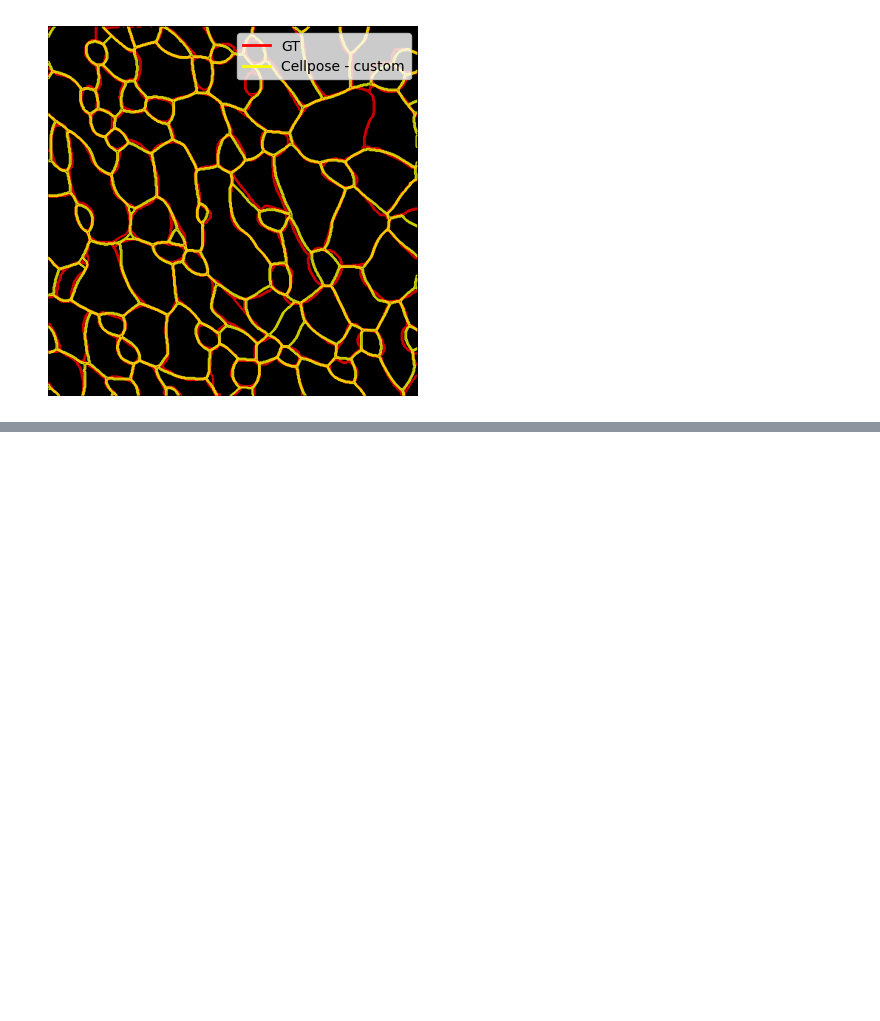
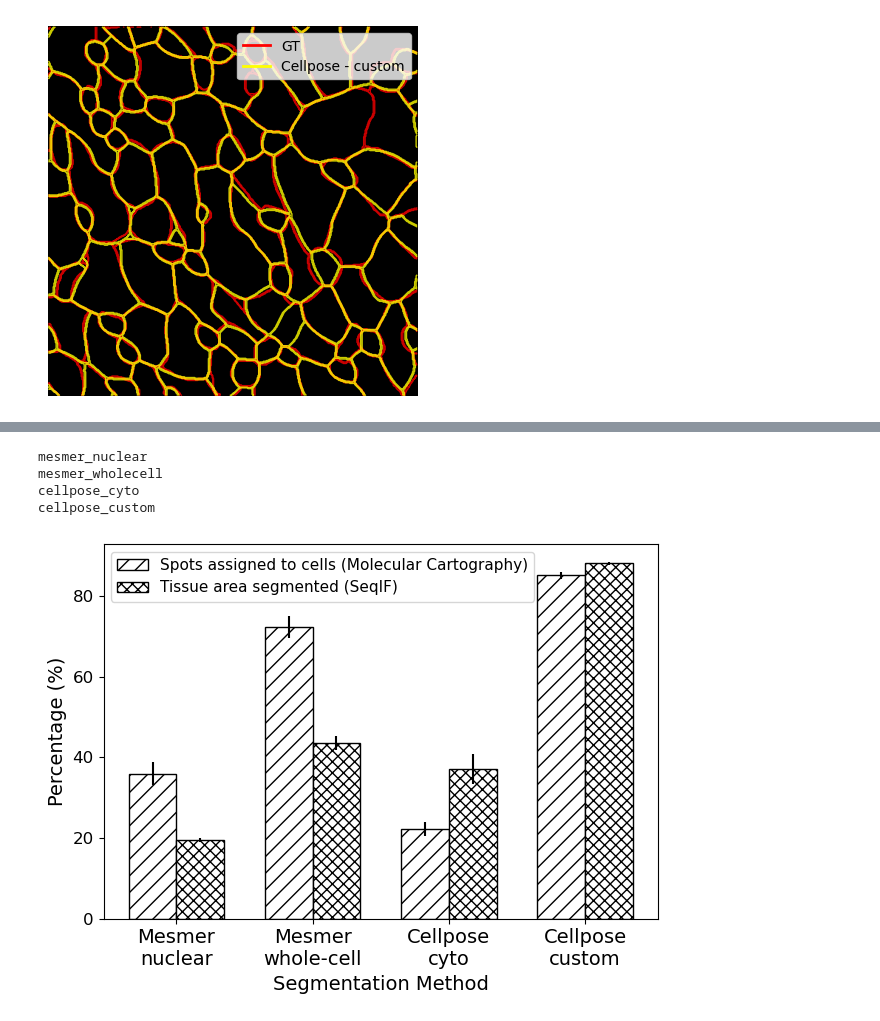
Before and after one commit to FloWuenne/mi_spatialomics, a Jupyter notebook: analysis/seqIF_python/seqIF.Supplementary_Figure6_segmentation_evaluation.ipynb, the cells around one changed output, grey strips where cells are left out. Drawn from its saved outputs; the diff is of its cells as text; code cells hidden in the pictures; blank space fills up the shorter version.

Commit message:
segmentation coverage

```diff
--- a/analysis/seqIF_python/seqIF.Supplementary_Figure6_segmentation_evaluation.ipynb
+++ b/analysis/seqIF_python/seqIF.Supplementary_Figure6_segmentation_evaluation.ipynb
@@ -1128,0 +1257,78 @@ plt.show()
+# %%
+# plot segmentation coverage acros all samples
+import matplotlib.pyplot as plt
+import seaborn as sns
+import pandas as pd
+
+segmentation_methods = ['mesmer_nuclear', 'mesmer_wholecell', 'cellpose_cyto', 'cellpose_custom']
+df = pd.read_csv(f'/Users/kbestak/Documents/kbestak/phd/heart_manuscript_revision/segmentation_evaluation/Molkart_QC_output/{segmentation_methods[0]}_final_QC.all_samples.csv')
+spot_assign_coverage = pd.DataFrame(columns=df.columns)
+for segmentation in segmentation_methods:
+    df = pd.read_csv(f'/Users/kbestak/Documents/kbestak/phd/heart_manuscript_revision/segmentation_evaluation/Molkart_QC_output/{segmentation}_final_QC.all_samples.csv')
+    print(f'{segmentation}')
+    df['sample_id'] = [x[0] for x in df['sample_id'].str.rsplit('_', n=1)]
+    df['sample_id'] = [x[1] for x in df['sample_id'].str.split('_', n=1)]
+    df['segmentation_method'] = segmentation
+
+    spot_assign_coverage = pd.concat([spot_assign_coverage, df])
+spot_assign_coverage.to_csv('/Users/kbestak/Documents/kbestak/phd/heart_manuscript_revision/segmentation_evaluation/assigned_spots_coverage.csv', index=False)
+# %% [output]
+mesmer_nuclear
+mesmer_wholecell
+cellpose_cyto
+cellpose_custom
+# %%
+import pandas as pd
+import matplotlib.pyplot as plt
+import numpy as np
+
+# Example DataFrames for spot_assign_percent and area_covered
+segmentation_coverage = pd.read_csv('/Users/kbestak/Documents/kbestak/phd/heart_manuscript_revision/segmentation_evaluation/segmentation_coverage.csv')
+segmentation_coverage['coverage'] = segmentation_coverage['coverage'] * 100
+spot_assign_coverage = pd.read_csv('/Users/kbestak/Documents/kbestak/phd/heart_manuscript_revision/segmentation_evaluation/assigned_spots_coverage.csv')
+
+
+# Calculate mean and standard error for both datasets (assuming more rows in real data)
+df1_stats = spot_assign_coverage.groupby('segmentation_method')['spot_assign_percent'].agg(['mean', 'sem']).reset_index()
+df2_stats = segmentation_coverage.groupby('segmentation_method')['coverage'].agg(['mean', 'sem']).reset_index()
+
+# Merge the two DataFrames on segmentation_method for consistent x-axis categories
+combined_stats = pd.merge(df1_stats, df2_stats, on='segmentation_method', how='outer', suffixes=('_spot', '_area'))
+
+# Plotting
+bar_width = 0.35
+index = np.arange(len(combined_stats['segmentation_method']))
+
+# reorder x axis as ['Mesmer nuclear', 'Mesmer whole-cell', 'Cellpose cyto', 'Cellpose custom']
+combined_stats = combined_stats.reindex([2, 3, 1, 0])
+fig, ax = plt.subplots()
+
+# Plot spot_assign_percent
+bar1 = ax.bar(index, combined_stats['mean_spot'], bar_width, yerr=combined_stats['sem_spot'],
+              label='Spot Assign Percent', hatch='//', color='white', edgecolor='black')
+
+# Plot area_covered
+bar2 = ax.bar(index + bar_width, combined_stats['mean_area'], bar_width, yerr=combined_stats['sem_area'],
+              label='Area Covered', hatch='xxx', color='white', edgecolor='black')
+
+# Customize the plot
+ax.set_xlabel('Segmentation Method', fontsize=14)
+ax.set_ylabel('Percentage (%)', fontsize=14)
+ax.set_xticks(index + bar_width / 2)
+ax.set_xticklabels(['Mesmer\nnuclear', 'Mesmer\nwhole-cell', 'Cellpose\ncyto', 'Cellpose\ncustom'])
+ax.tick_params(axis='y', labelsize=12)
+ax.tick_params(axis='x', labelsize=14)
+
+
+# rename the legend
+handles, labels = ax.get_legend_handles_labels()
+ax.legend(handles=handles, labels=['Spots assigned to cells (Molecular Cartography)', 'Tissue area segmented (SeqIF)'], fontsize=11)
+
+
+# Display the plot
+plt.tight_layout()
+plt.savefig('/Users/kbestak/Documents/kbestak/phd/heart_manuscript_revision/segmentation_evaluation/plots/overall_segmentation_coverage_fontsize.png', bbox_inches='tight', dpi=300)
+plt.savefig('/Users/kbestak/Documents/kbestak/phd/heart_manuscript_revision/segmentation_evaluation/plots/overall_segmentation_coverage_fontsize.svg', bbox_inches='tight', format='svg')
+plt.show()
+# %% [output]
+[figure, added]
```
Also changed, not shown: parts of 4 cells of this notebook.
